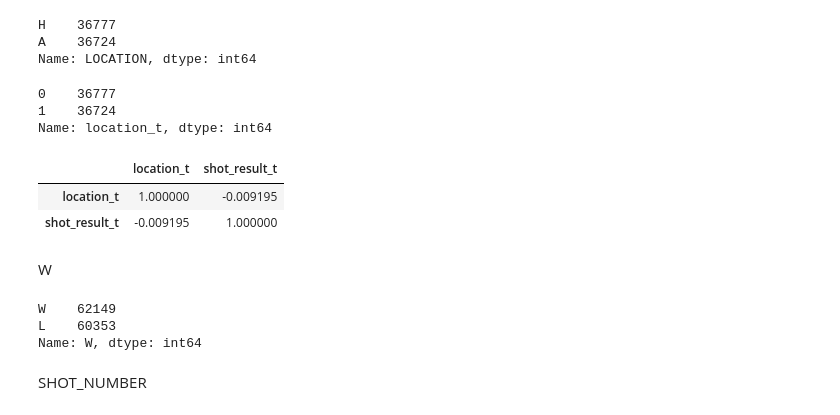
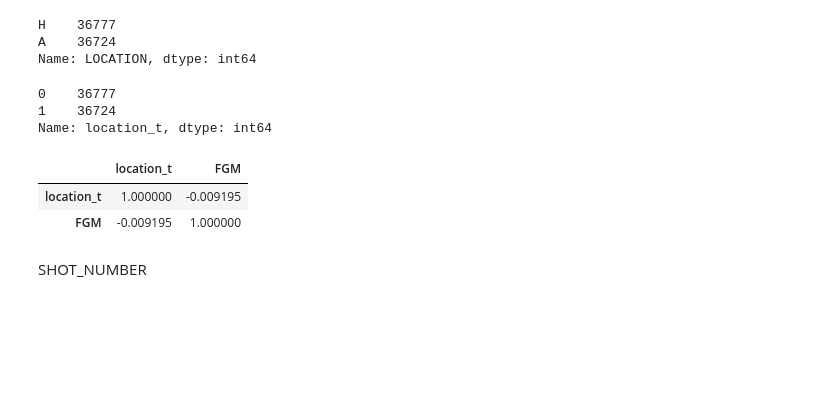
Before and after one commit to allisonchenzhujun/DS-SF-25, a Jupyter notebook: final-project/final-project-gilbert-zhang/code/final-project-EDA.ipynb, the cells around one changed output. Saved outputs shown, nothing was run; the diff lists cells and outputs as text; code cells hidden in the pictures; blank space fills up the shorter version.

```diff
--- a/final-project/final-project-gilbert-zhang/code/final-project-EDA.ipynb
+++ b/final-project/final-project-gilbert-zhang/code/final-project-EDA.ipynb
@@ -108,8 +108,4 @@ train_df['SHOT_RESULT'].value_counts()
 missed    39834
 made      33667
 Name: SHOT_RESULT, dtype: int64
-# %%
-#transforming response variable
-train_df['shot_result_t'] = 0
-train_df.at[train_df['SHOT_RESULT'] == 'made','shot_result_t'] = 1
 # %%
@@ -144,19 +135,11 @@ train_df['location_t'].value_counts()
 1    36724
 Name: location_t, dtype: int64
 # %%
-train_df[['location_t', 'shot_result_t']].corr()
+train_df[['location_t', 'FGM']].corr()
 # %% [output]
-|  | location_t | shot_result_t |
+|  | location_t | FGM |
 | location_t | 1.000000 | -0.009195 |
-| shot_result_t | -0.009195 | 1.000000 |
+| FGM | -0.009195 | 1.000000 |
-# %% [markdown]
-W
-# %%
-df.W.value_counts()
-# %% [output]
-W    62149
-L    60353
-Name: W, dtype: int64
 # %% [markdown]
 SHOT_NUMBER
 # %%
```
Also changed, not shown: parts of 17 cells of this notebook.
